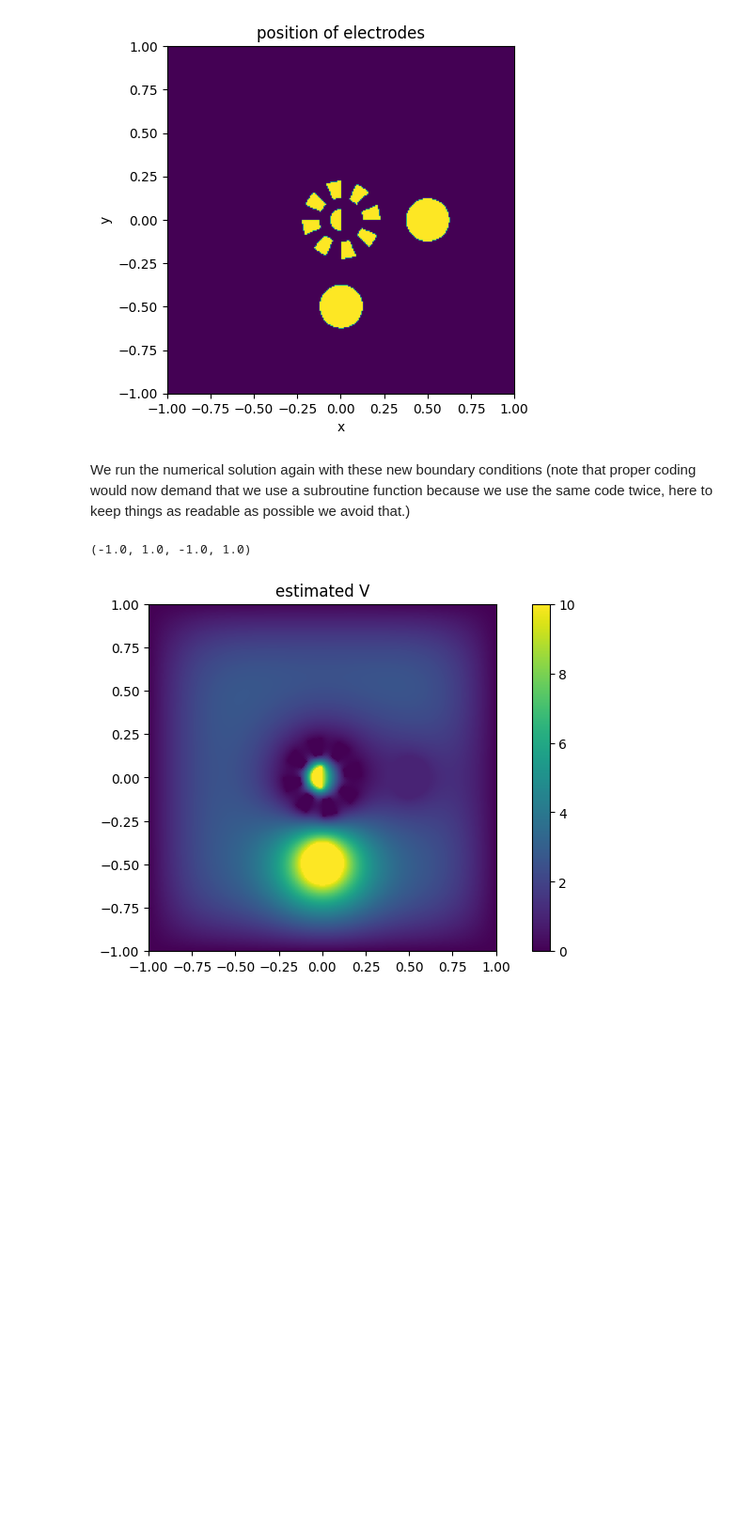
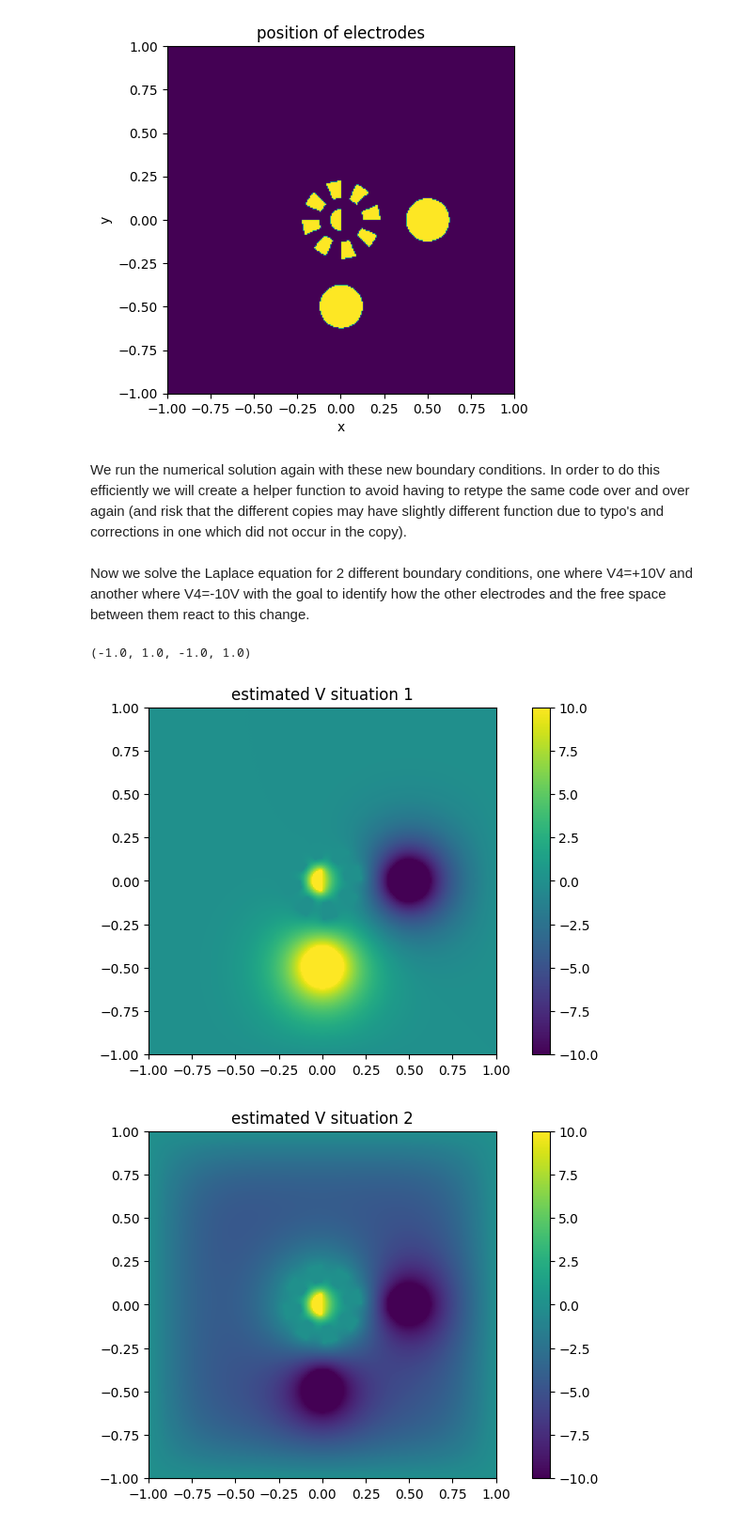
Before and after one commit to joverbee/electromagnetism_course, a Jupyter notebook: shielding.ipynb, the cells around one changed output. Shown: that part at 94% size. Saved outputs shown, nothing was run; the diff lists cells and outputs as text; code cells hidden in the pictures; blank space fills up the shorter version.

```diff
--- a/shielding.ipynb
+++ b/shielding.ipynb
@@ -161,6 +161,6 @@ plt.ylabel('y')
 plt.show()
 # %% [output]
 [figure]
-# %% [markdown]
-We run the numerical solution again with these new boundary conditions (note that proper coding would now demand that we use a subroutine function because we use the same code twice, here to keep things as readable as possible we avoid that.)
+# %% [markdown]
+We run the numerical solution again with these new boundary conditions. In order to do this efficiently we will create a helper function to avoid having to retype the same code over and over again (and risk that the different copies may have slightly different function due to typo's and corrections in one which did not occur in the copy).
 # %%
@@ -180,8 +186,40 @@ for k in range(kmax):
-# %%
-plt.imshow(vn,extent=[-xmax,xmax,-xmax,xmax])
-plt.colorbar()
-plt.title('estimated V')
-plt.axis('square')
-# %% [output]
-(-1.0, 1.0, -1.0, 1.0)
-[figure, removed]
+# %% [markdown]
+Now we solve the Laplace equation for 2 different boundary conditions, one where V4=+10V and another where V4=-10V with the goal to identify how the other electrodes and the free space between them react to this change.
+# %%
+kmax=1000
+
+#one set of boundary conditions
+v1=10
+v4=10
+v=v1*electrode1+v2*electrode2+v3*electrode3+v4*electrode4 #potential boundary conditions=known constant potential on the electrodes
+vn1,error=laplacesolver(v,idvac,idelectrode,kmax)
+
+#and a different boundary condition
+v4=-10
+v1=10
+v=v1*electrode1+v2*electrode2+v3*electrode3+v4*electrode4 #potential boundary conditions=known constant potential on the electrodes
+vn2,error=laplacesolver(v,idvac,idelectrode,kmax)
+
+#and show the potentials
+plt.figure()
+plt.imshow(vn1,extent=[-xmax,xmax,-xmax,xmax])
+plt.colorbar()
+plt.title('estimated V situation 1')
+plt.axis('square')
+
+plt.figure()
+plt.imshow(vn2,extent=[-xmax,xmax,-xmax,xmax])
+plt.colorbar()
+plt.title('estimated V situation 2')
+plt.axis('square')
+
+#and plot the difference in potential which inside the shield should be zero
+plt.figure()
+plt.imshow(vn2-vn1,extent=[-xmax,xmax,-xmax,xmax])
+plt.colorbar()
+plt.title('Potential change when changing V4')
+plt.axis('square')
+# %% [output]
+(-1.0, 1.0, -1.0, 1.0)
+[figure, added]
+[figure, added]
```
Also changed, not shown: parts of 7 cells of this notebook.
